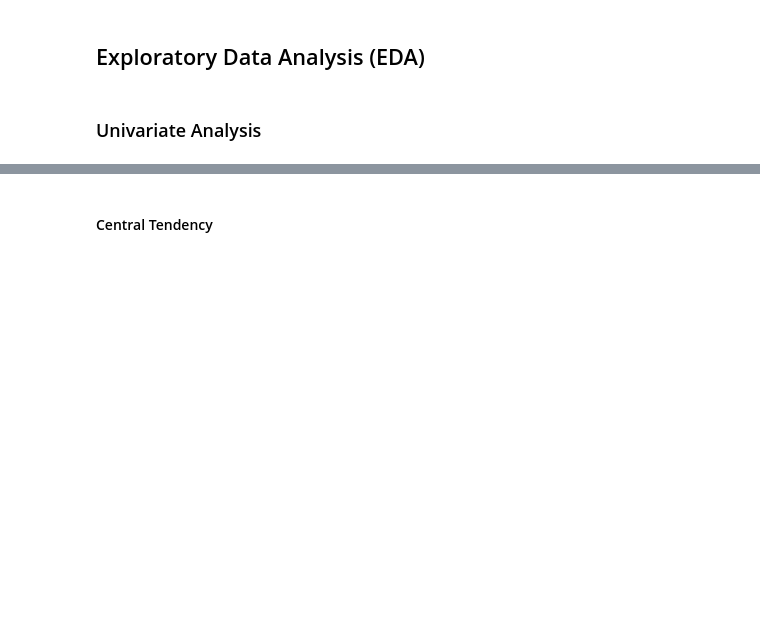
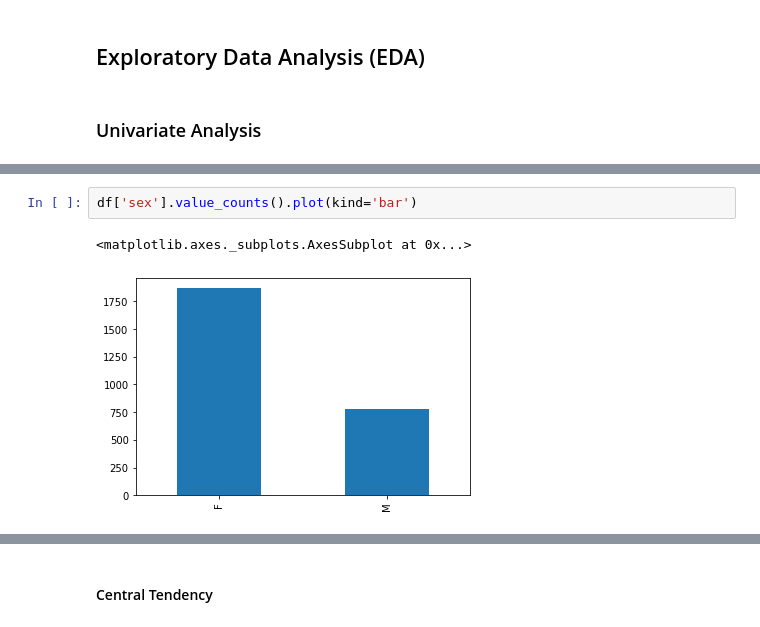
Before and after one commit to JeromeMberia/-hypothyroid_prediction, a Jupyter notebook: IP_Week_8.ipynb, the cells around one changed output, grey strips where cells are left out. Drawn from its saved outputs; the diff is of its cells as text; blank space fills up the shorter version.

```diff
--- a/IP_Week_8.ipynb
+++ b/IP_Week_8.ipynb
@@ -244,0 +318,5 @@ df.tail()
+# %%
+df['sex'].value_counts().plot(kind='bar')
+# %% [output]
+<matplotlib.axes._subplots.AxesSubplot at 0x...>
+[figure, added]
```
Also changed, not shown: parts of 114 cells of this notebook.
